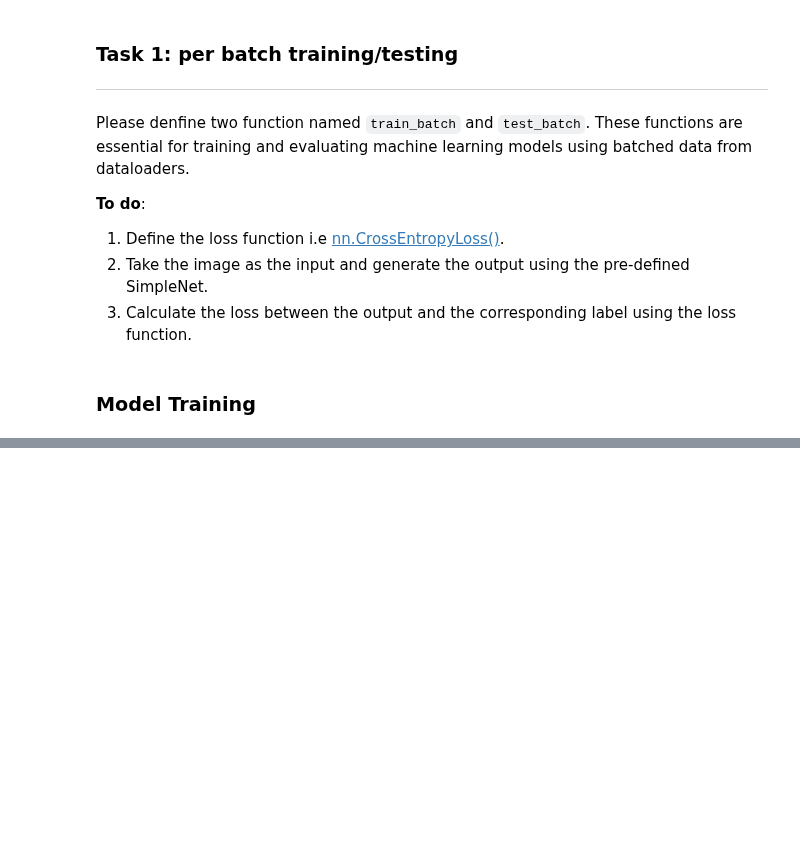
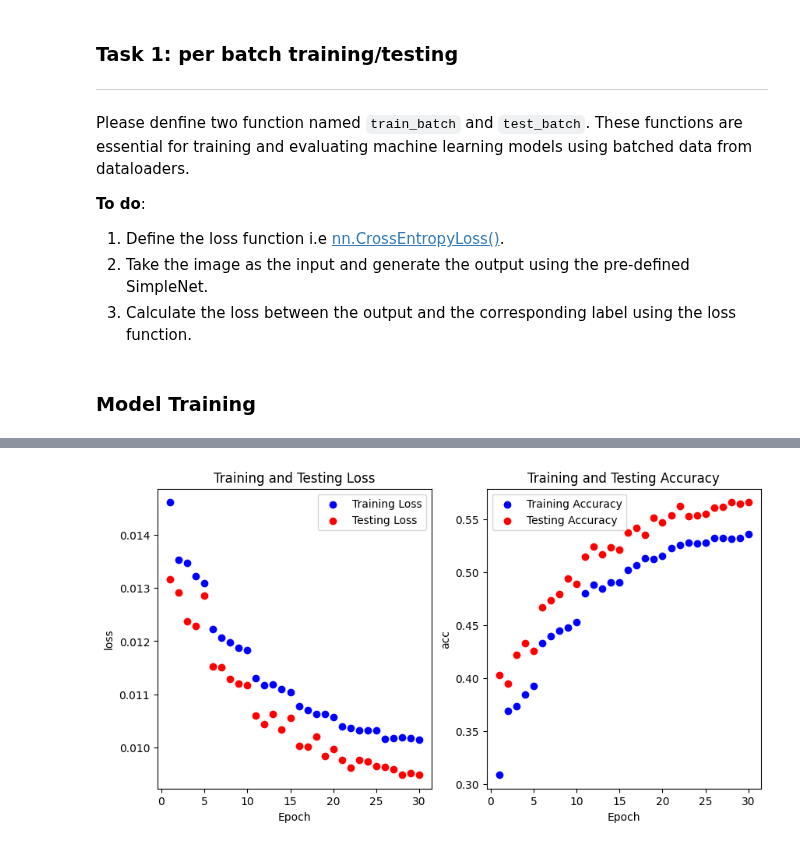
Before and after one commit to SustechSTA303/STA303-Assignment01, a Jupyter notebook: Assignment01.ipynb, the cells around one changed output, grey strips where cells are left out. Drawn from its saved outputs; the diff is of its cells as text; code cells hidden in the pictures; blank space fills up the shorter version.

```diff
--- a/Assignment01.ipynb
+++ b/Assignment01.ipynb
@@ -288,0 +339,4 @@ for i in range(len(class_names)):
+# %%
+model,optimizer,scheduler = initial_Model()
+CE_tn_acc,CE_tn_loss,CE_tn_p,CE_tt_acc,CE_tt_loss,CE_tt_p,CE_tn_f1,CE_tt_f1 = model_training(model,nn.CrossEntropyLoss(),optimizer,scheduler)
+# %% [output]
@@ -288,0 +360 @@ for i in range(len(class_names)):
+[figure, added]
```
Also changed, not shown: parts of 26 cells of this notebook, 1 other file.
